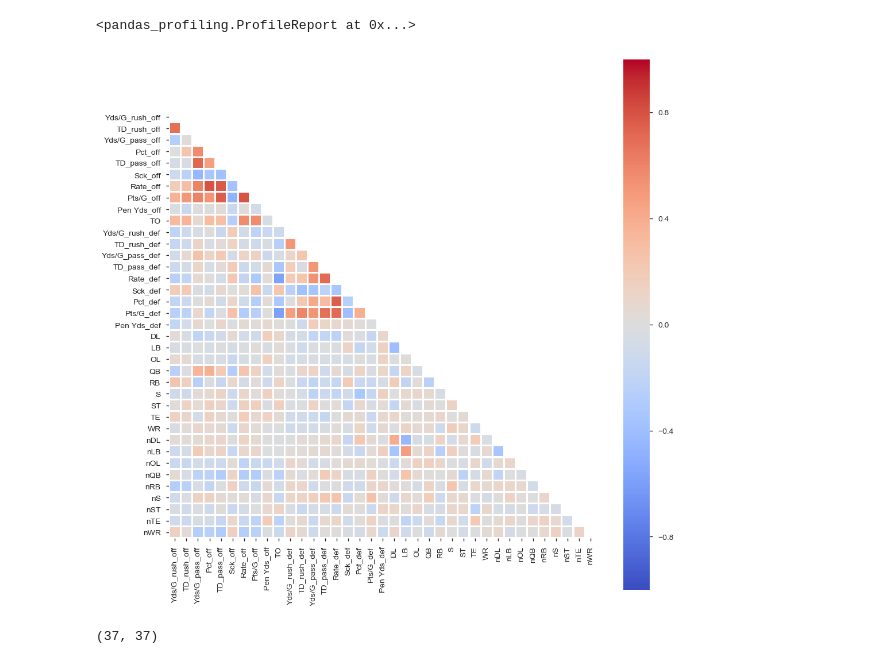
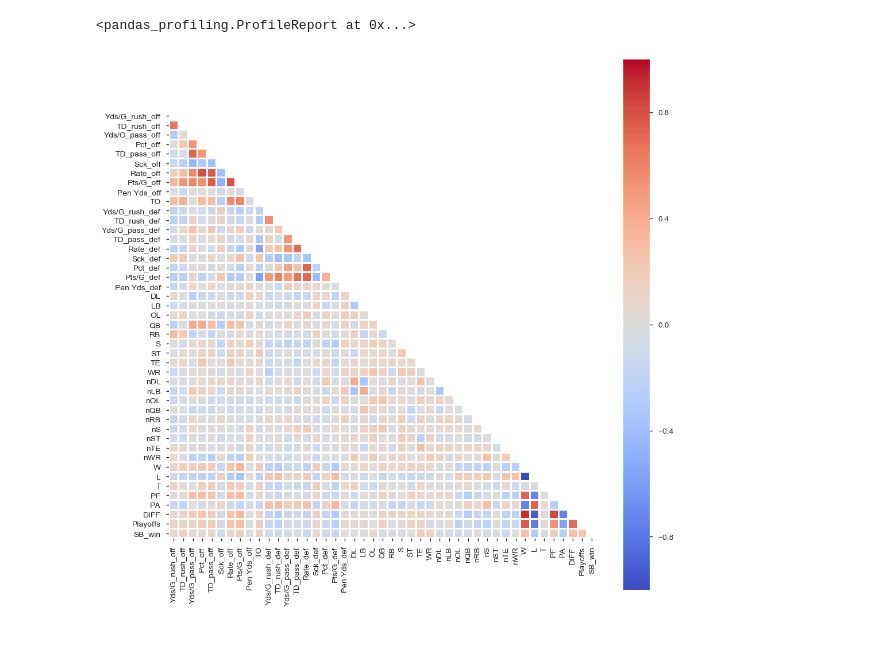
Before and after one commit to tsansom/Springboard-Data-Science, a Jupyter notebook: capstone_projects/nfl/Untitled.ipynb, the cells around one changed output. Drawn from its saved outputs; the diff is of its cells as text; code cells hidden in the pictures.

Commit message:
trying read/merge/model with R

```diff
--- a/capstone_projects/nfl/Untitled.ipynb
+++ b/capstone_projects/nfl/Untitled.ipynb
@@ -6,8 +7,13 @@ import matplotlib.pyplot as plt
 
 %matplotlib inline
 # %%
-offense = pd.read_csv('data/offense.csv', index_col=0)
-defense = pd.read_csv('data/defense.csv', index_col=0)
+# read offense data
+offense = pd.read_csv('data/offense.csv')
+# read defense data
+defense = pd.read_csv('data/defense.csv')
+# read salary data
 salary = pd.read_csv('data/salary.csv', index_col=0)
+# change columns (uppercase first letter) to match the other data
 salary.columns = ['Team', 'Year'] + list(salary.columns[2:])
-standings = pd.read_csv('data/standings.csv', index_col = 0)
+# read standings data
+standings = pd.read_csv('data/standings.csv')
@@ -25,0 +22,17 @@ Index(['Team', 'Year', 'Yds/G_rush_off', 'TD_rush_off', 'Yds/G_pass_off',
+# %%
+offense['Year'] += 1
+defense['Year'] += 1
+# %%
+# merge the offense and defense data with suffixes
+combined = pd.merge(offense, defense, on=['Team', 'Year'], suffixes=('_off', '_def'))
+# merge the salary data
+combined = pd.merge(combined, salary, on=['Team', 'Year'])
+# merge the standings dataframe - use left so 2018 data stays
+combined = pd.merge(combined, standings, on=['Team', 'Year'], how='left')
+# now split out the X and y from combined
+X = combined[combined.columns[:-8]].copy()
+y = combined[combined.columns[-8:]].copy()
+y.insert(0, 'Team', X['Team'])
+y.insert(1, 'Year', X['Year'])
+display(X.head())
+display(y.head())
@@ -30,25 +109,21 @@ pp.ProfileReport(combined)
 # %%
 corr = combined[combined.columns[2:]].corr()
 
 import seaborn as sns
 from matplotlib.colors import ListedColormap
 
 labels = corr.where(np.triu(np.ones(corr.shape)).astype(np.bool))
 labels = labels.replace(np.nan,' ', regex=True)
 
 fig, ax = plt.subplots(1, 1, figsize=(12, 12))
 
 mask = np.triu(np.ones(corr.shape)).astype(np.bool)
 
 _ = sns.heatmap(corr, mask=mask, vmin=-1, vmax=1, cmap='coolwarm', square=True, ax=ax)
 
-mask = np.ones((37, 37))-mask
+mask = np.ones(mask.shape)-mask
 
 _ = sns.heatmap(corr, mask=mask, cmap=ListedColormap(['white']),cbar=False, fmt='',
-                annot=corr.columns, linewidths=1.5, ax=ax)
+                linewidths=1.5, ax=ax)
 # %% [output]
-[figure, old version]
+[figure, new version]
-# %%
-mask.shape
-# %% [output]
-(37, 37)
```
Also changed, not shown: parts of 19 cells of this notebook, 9 other files.
